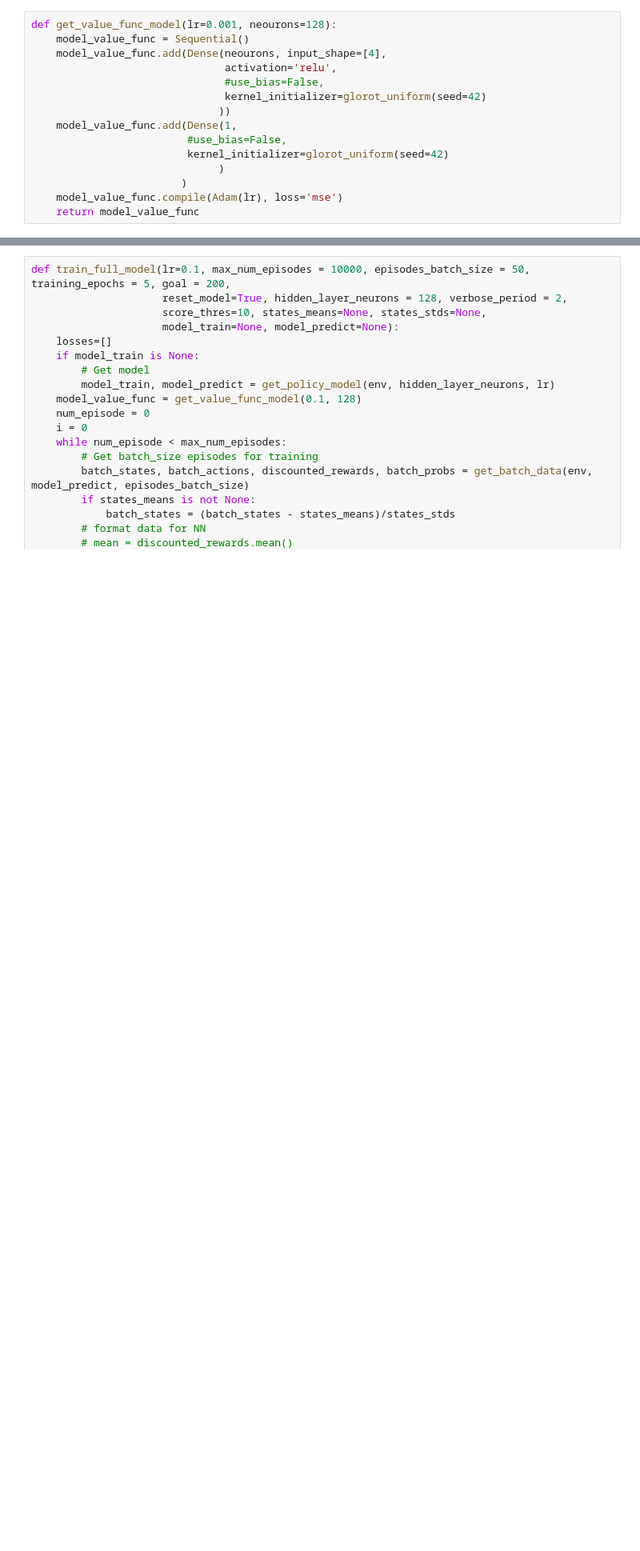
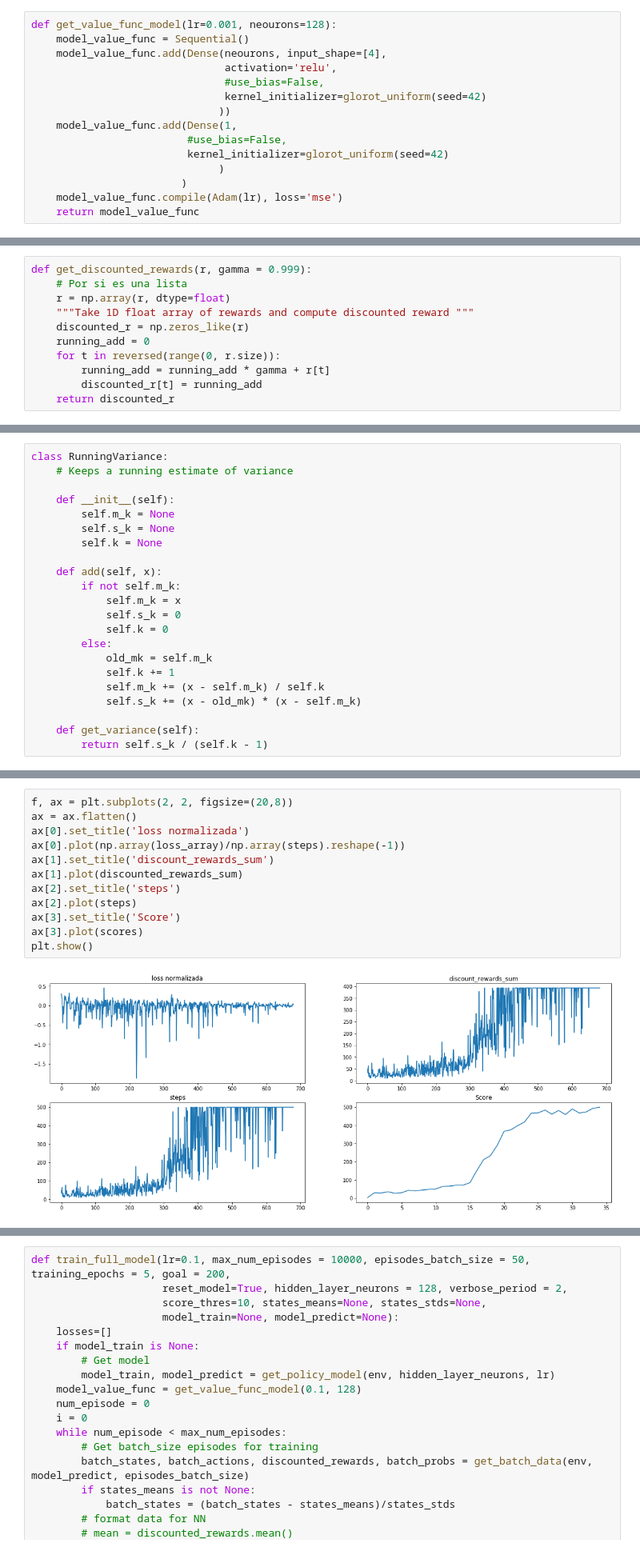
Before and after one commit to jganzabal/REINFORE-KERAS-CARTPOLE, a Jupyter notebook: 2-BASELINE_REINFORCE_ALG-KERAS-CART-POLE.ipynb, the cells around one changed output, grey strips where cells are left out. Shown at 80% size. Saved outputs shown, nothing was run; the diff lists cells and outputs as text; blank space fills up the shorter version.

```diff
--- a/2-BASELINE_REINFORCE_ALG-KERAS-CART-POLE.ipynb
+++ b/2-BASELINE_REINFORCE_ALG-KERAS-CART-POLE.ipynb
@@ -51,0 +57,11 @@ def get_value_func_model(lr=0.001, neourons=128):
+# %%
+def get_discounted_rewards(r, gamma = 0.999):
+    # Por si es una lista
+    r = np.array(r, dtype=float)
+    """Take 1D float array of rewards and compute discounted reward """
+    discounted_r = np.zeros_like(r)
+    running_add = 0
+    for t in reversed(range(0, r.size)):
+        running_add = running_add * gamma + r[t]
+        discounted_r[t] = running_add
+    return discounted_r
@@ -51,0 +93,22 @@ def get_value_func_model(lr=0.001, neourons=128):
+# %%
+class RunningVariance:
+    # Keeps a running estimate of variance
+
+    def __init__(self):
+        self.m_k = None
+        self.s_k = None
+        self.k = None
+
+    def add(self, x):
+        if not self.m_k:
+            self.m_k = x
+            self.s_k = 0
+            self.k = 0
+        else:
+            old_mk = self.m_k
+            self.k += 1
+            self.m_k += (x - self.m_k) / self.k
+            self.s_k += (x - old_mk) * (x - self.m_k)
+
+    def get_variance(self):
+        return self.s_k / (self.k - 1)
@@ -51,0 +187,14 @@ def get_value_func_model(lr=0.001, neourons=128):
+# %%
+f, ax = plt.subplots(2, 2, figsize=(20,8))
+ax = ax.flatten()
+ax[0].set_title('loss normalizada')
+ax[0].plot(np.array(loss_array)/np.array(steps).reshape(-1))
+ax[1].set_title('discount_rewards_sum')
+ax[1].plot(discounted_rewards_sum)
+ax[2].set_title('steps')
+ax[2].plot(steps)
+ax[3].set_title('Score')
+ax[3].plot(scores)
+plt.show()
+# %% [output]
+[figure, added]
```
Also changed, not shown: parts of 6 cells of this notebook, 4 other files.
